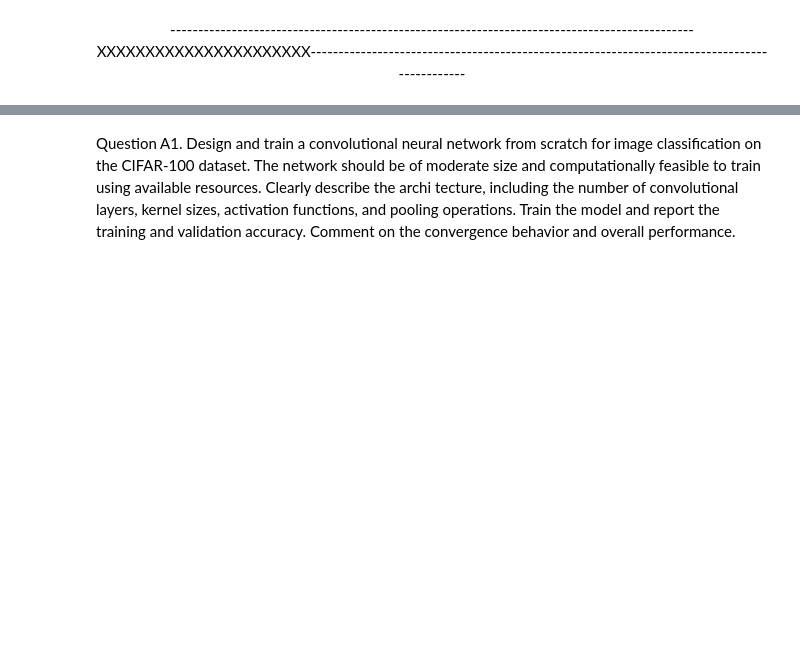
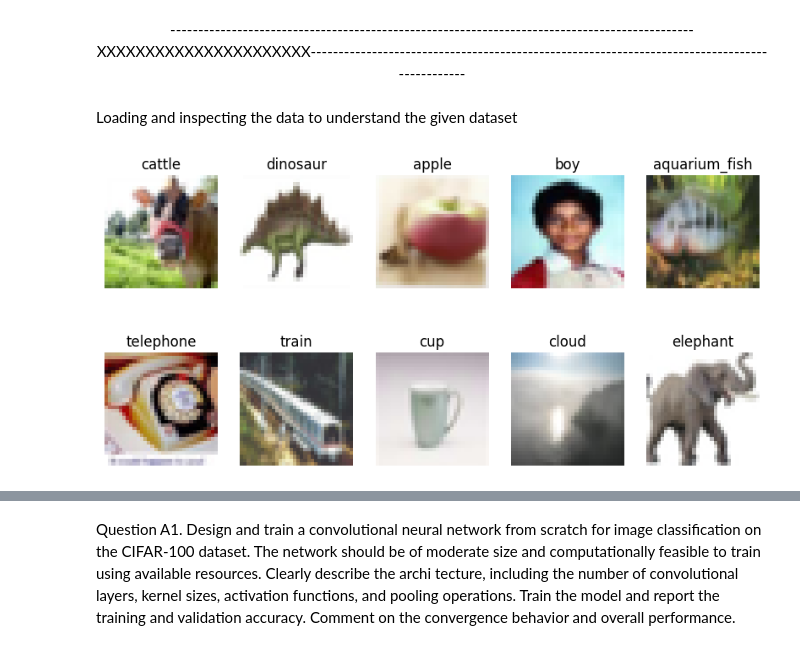
Before and after one commit to sumedhpuri/i_was_bored, a Jupyter notebook: machine_learning/deep_learning_assignment_1.ipynb, the cells around one changed output, grey strips where cells are left out. Saved outputs shown, nothing was run; the diff lists cells and outputs as text; code cells hidden in the pictures; blank space fills up the shorter version.

Commit message:
inspecting data

```diff
--- a/machine_learning/deep_learning_assignment_1.ipynb
+++ b/machine_learning/deep_learning_assignment_1.ipynb
@@ -12,3 +12,5 @@ images and 10,000 test images.
 <div align="center">
 ----------------------------------------------------------------------------------------------XXXXXXXXXXXXXXXXXXXXXX----------------------------------------------------------------------------------------------
 </div>
+# %% [markdown]
+Loading and inspecting the data to understand the given dataset
@@ -14,0 +22,37 @@ images and 10,000 test images.
+# %%
+#method to load the dataset pickle file and view/process the images
+def load_cifar100(file_path):
+    """
+    this method uses pickle library to load the train, test, and the metadata file
+    """
+    with open(file_path, 'rb') as f:
+        data = pickle.load(f, encoding='bytes')
+    return data
+
+train_data = load_cifar100(r'D:\machine_learning\datasets\cifar_100\cifar-100-python\train')
+test_data = load_cifar100(r'D:\machine_learning\datasets\cifar_100\cifar-100-python\test')
+metadata = load_cifar100(r'D:\machine_learning\datasets\cifar_100\cifar-100-python\meta')
+
+# print(train_data.keys())  #prints - dict_keys([b'filenames', b'batch_label', b'fine_labels', b'coarse_labels', b'data'])
+
+fine_label_names = metadata[b'fine_label_names'] #this reads the metadatafile and gets the class names
+label = train_data[b'fine_labels'][i] # this gets the class number from the train file
+class_name = fine_label_names[label].decode('utf-8') #this maps the class name with class number from metadata and training file
+
+plt.figure(figsize=(10,5))
+
+for i in range(10):
+    img = train_data[b'data'][i].reshape(3,32,32)
+    img = np.transpose(img, (1,2,0))
+
+    label = train_data[b'fine_labels'][i]
+    class_name = fine_label_names[label].decode('utf-8')
+
+    plt.subplot(2,5,i+1)
+    plt.imshow(img)
+    plt.title(class_name)
+    plt.axis('off')
+
+plt.show();
+# %% [output]
+[figure, added]
```
Also changed, not shown: parts of 8 cells of this notebook.
